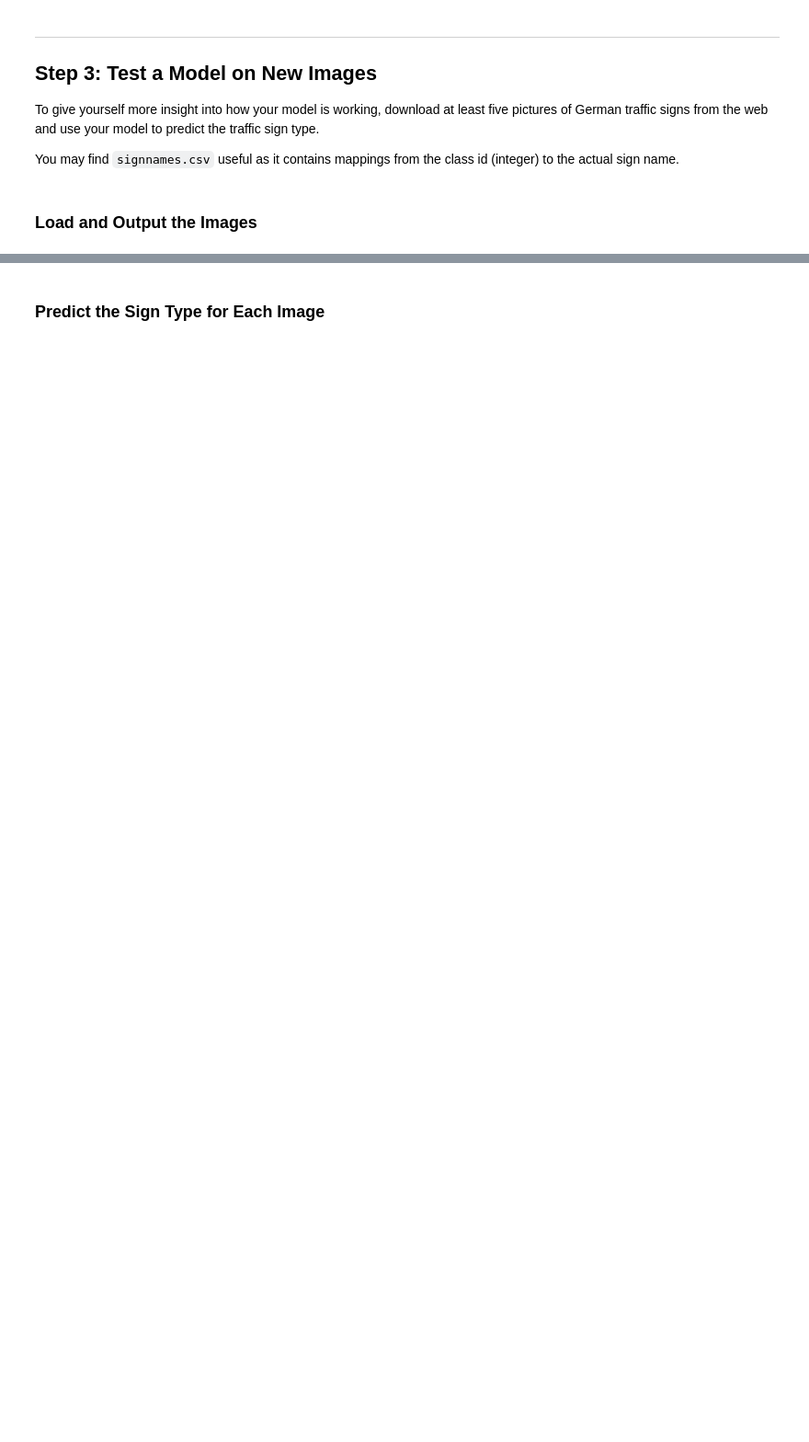
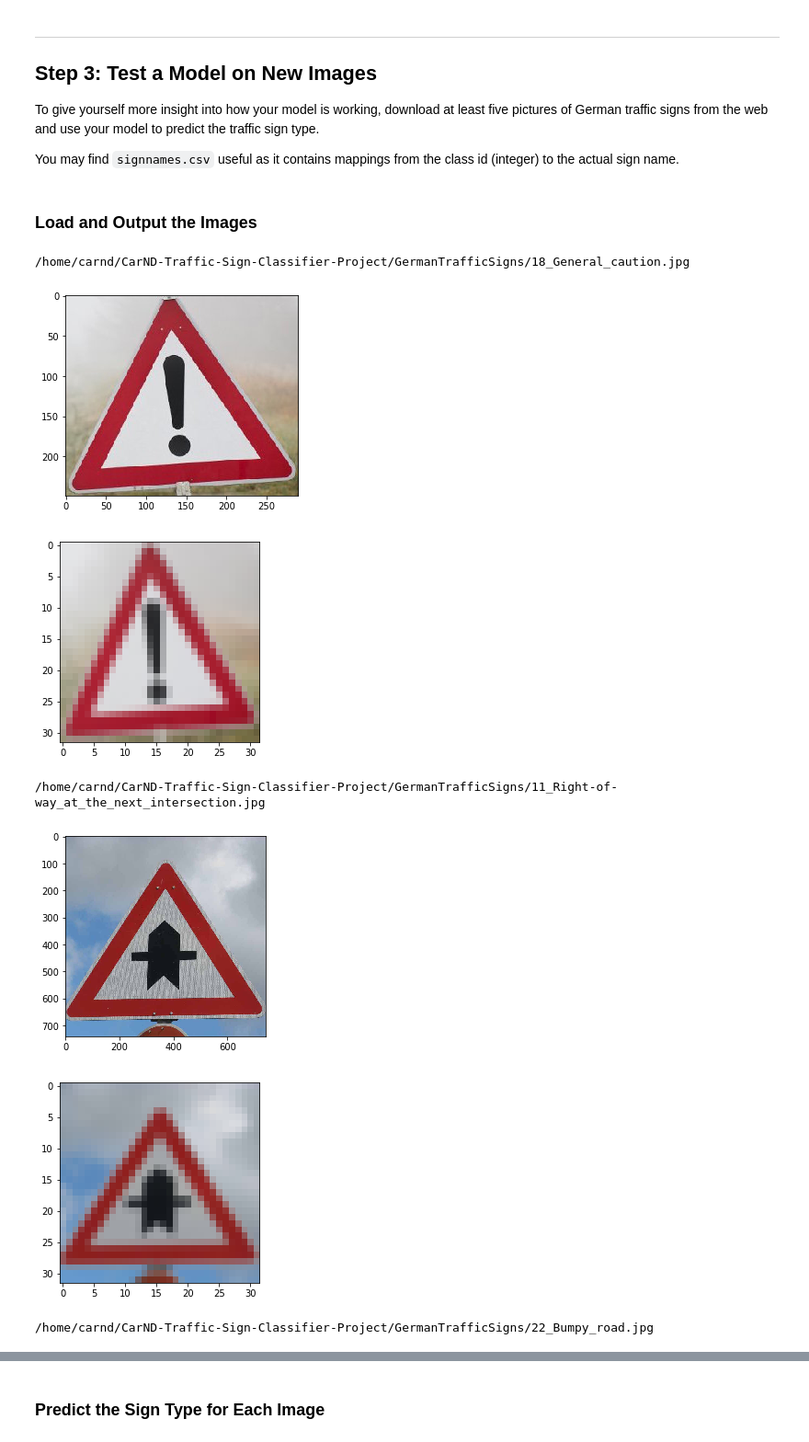
Before and after one commit to yk1002/CarND-Traffic-Sign-Classifier-Project, a Jupyter notebook: Traffic_Sign_Classifier.ipynb, the cells around one changed output, grey strips where cells are left out. Shown at 92% size. Saved outputs shown, nothing was run; the diff lists cells and outputs as text; code cells hidden in the pictures; blank space fills up the shorter version.

```diff
--- a/Traffic_Sign_Classifier.ipynb
+++ b/Traffic_Sign_Classifier.ipynb
@@ -417,0 +423,37 @@ You may find `signnames.csv` useful as it contains mappings from the class id (i
+# %%
+import os
+from scipy import misc
+import matplotlib.pyplot as plt
+
+image_dir = os.path.join(project_dir, 'GermanTrafficSigns')
+
+X_test_images = []
+y_test_images = []
+
+for file in os.listdir(image_dir):
+    file_path = os.path.join(image_dir, file)
+
+    if os.path.isfile(file_path) and file_path[-3:].lower() in [ 'jpg', 'png', 'bmp' ]:
+        print(file_path)
+        image = misc.imread(file_path)
+        plt.imshow(image)
+        plt.show()
+        label = int(file.split('_')[0])
+        y_test_images.append(label)
+
+        image32x32 = misc.imresize(image, (32, 32))
+        X_test_images.append(image32x32)
+
+        plt.imshow(image32x32)
+        plt.show()
+
+X_test_images = np.array(X_test_images)
+y_test_images = np.array(y_test_images)
+# %% [output]
+/home/carnd/CarND-Traffic-Sign-Classifier-Project/GermanTrafficSigns/18_General_caution.jpg
+[figure, added]
+[figure, added]
+/home/carnd/CarND-Traffic-Sign-Classifier-Project/GermanTrafficSigns/11_Right-of-way_at_the_next_intersection.jpg
+[figure, added]
+[figure, added]
+/home/carnd/CarND-Traffic-Sign-Classifier-Project/GermanTrafficSigns/22_Bumpy_road.jpg
```
Also changed, not shown: parts of 17 cells of this notebook.
